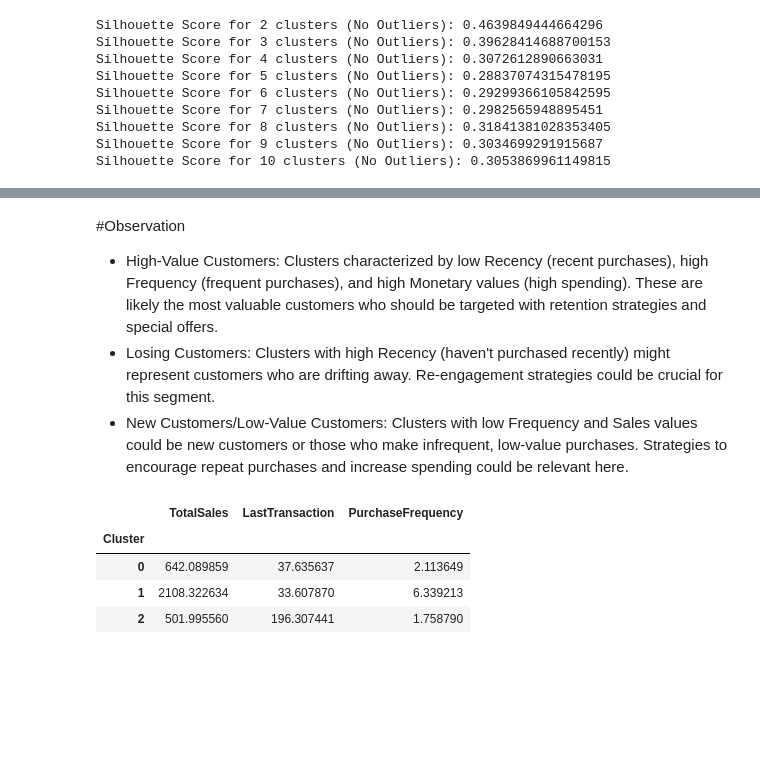
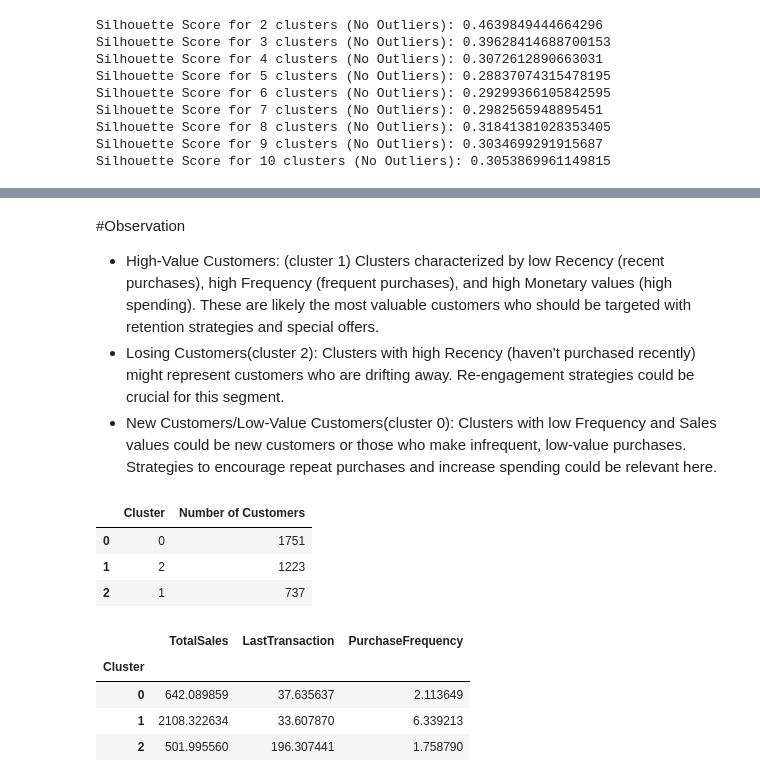
Before and after one commit to Divyakalgaiya/E-commerce-User-Behavior-Segmentation, a Jupyter notebook: divya_week3E_commerce_User_Behavior_Segmentation_.ipynb, the cells around one changed output, grey strips where cells are left out. Saved outputs shown, nothing was run; the diff lists cells and outputs as text; code cells hidden in the pictures; blank space fills up the shorter version.

```diff
--- a/divya_week3E_commerce_User_Behavior_Segmentation_.ipynb
+++ b/divya_week3E_commerce_User_Behavior_Segmentation_.ipynb
@@ -565,9 +565,18 @@ fig.show()
 [interactive output not drawn]
 # %% [markdown]
 #Observation
-* High-Value Customers: Clusters characterized by low Recency (recent purchases), high Frequency (frequent purchases), and high Monetary values (high spending). These are likely the most valuable customers who should be targeted with retention strategies and special offers.
-* Losing Customers: Clusters with high Recency (haven't purchased recently) might represent customers who are drifting away. Re-engagement strategies could be crucial for this segment.
-* New Customers/Low-Value Customers: Clusters with low Frequency and Sales values could be new customers or those who make infrequent, low-value purchases. Strategies to encourage repeat purchases and increase spending could be relevant here.
+* High-Value Customers: (cluster 1) Clusters characterized by low Recency (recent purchases), high Frequency (frequent purchases), and high Monetary values (high spending). These are likely the most valuable customers who should be targeted with retention strategies and special offers.
+* Losing Customers(cluster 2): Clusters with high Recency (haven't purchased recently) might represent customers who are drifting away. Re-engagement strategies could be crucial for this segment.
+* New Customers/Low-Value Customers(cluster 0): Clusters with low Frequency and Sales values could be new customers or those who make infrequent, low-value purchases. Strategies to encourage repeat purchases and increase spending could be relevant here.
+# %%
+cluster_counts = new_df_no_outliers_copy['Cluster'].value_counts().reset_index()
+cluster_counts.columns = ['Cluster', 'Number of Customers']
+display(cluster_counts)
+# %% [output]
+|  | Cluster | Number of Customers |
+| 0 | 0 | 1751 |
+| 1 | 2 | 1223 |
+| 2 | 1 | 737 |
 # %%
 cluster_averages = new_df_no_outliers_copy.groupby('Cluster')[['TotalSales', 'LastTransaction', 'PurchaseFrequency']].mean()
 display(cluster_averages)
```
